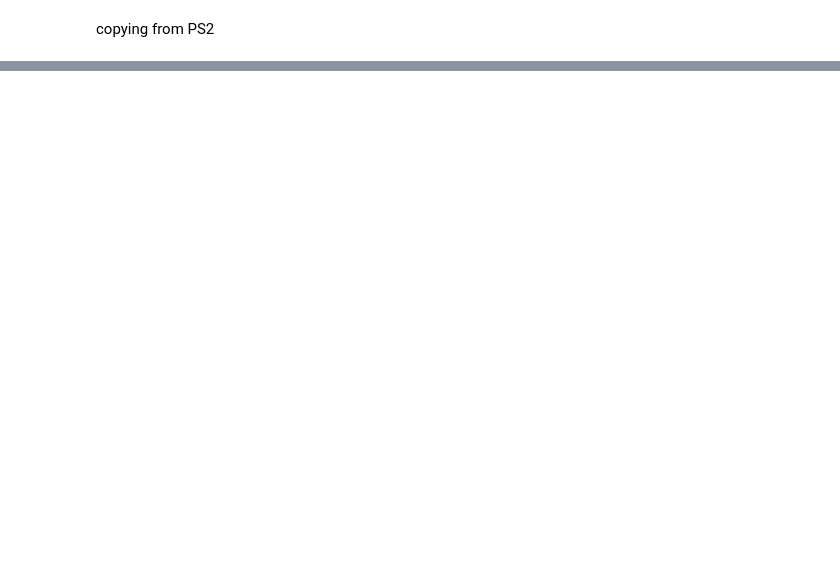
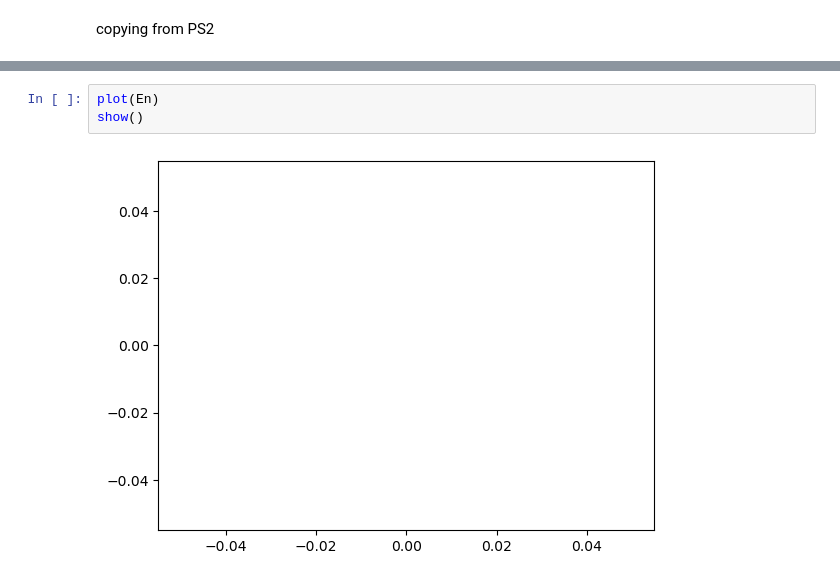
Before and after one commit to yuvalni/condensedNumerics, a Jupyter notebook: ProblemSet3.ipynb, the cells around one changed output, grey strips where cells are left out. Cells and saved outputs as stored; diff of their text form; blank space fills up the shorter version.

```diff
--- a/ProblemSet3.ipynb
+++ b/ProblemSet3.ipynb
@@ -194,0 +226,5 @@ QMC (generic function with 2 methods)
+# %%
+plot(En)
+show()
+# %% [output]
+[figure, added]
```
Also changed, not shown: parts of 9 cells of this notebook.
